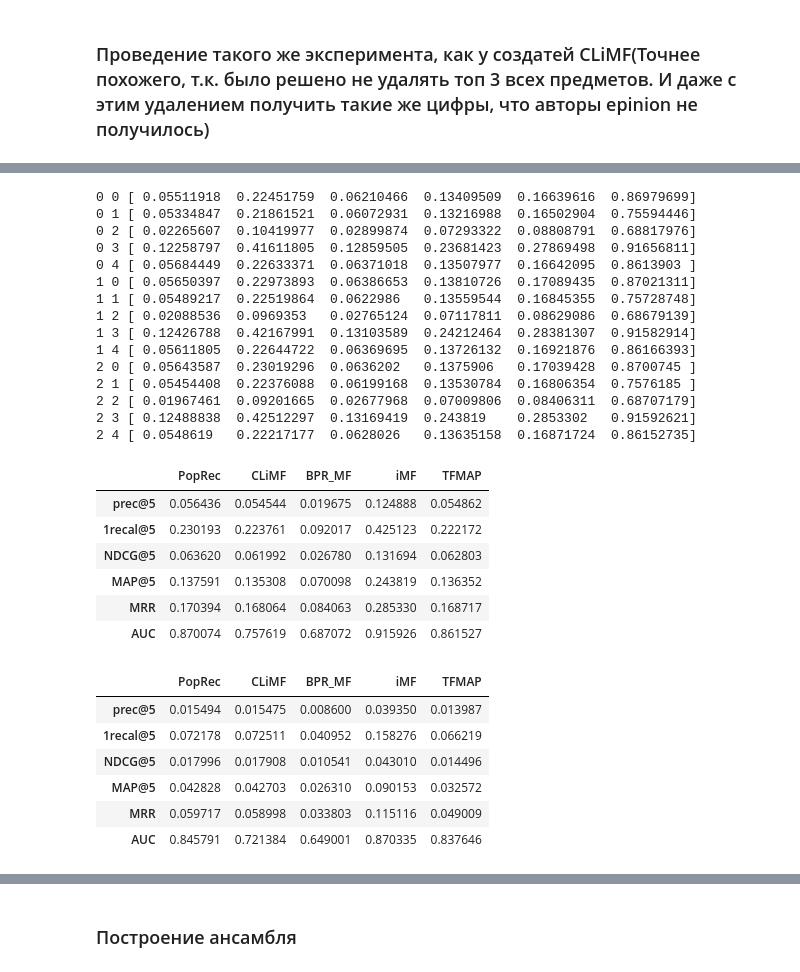
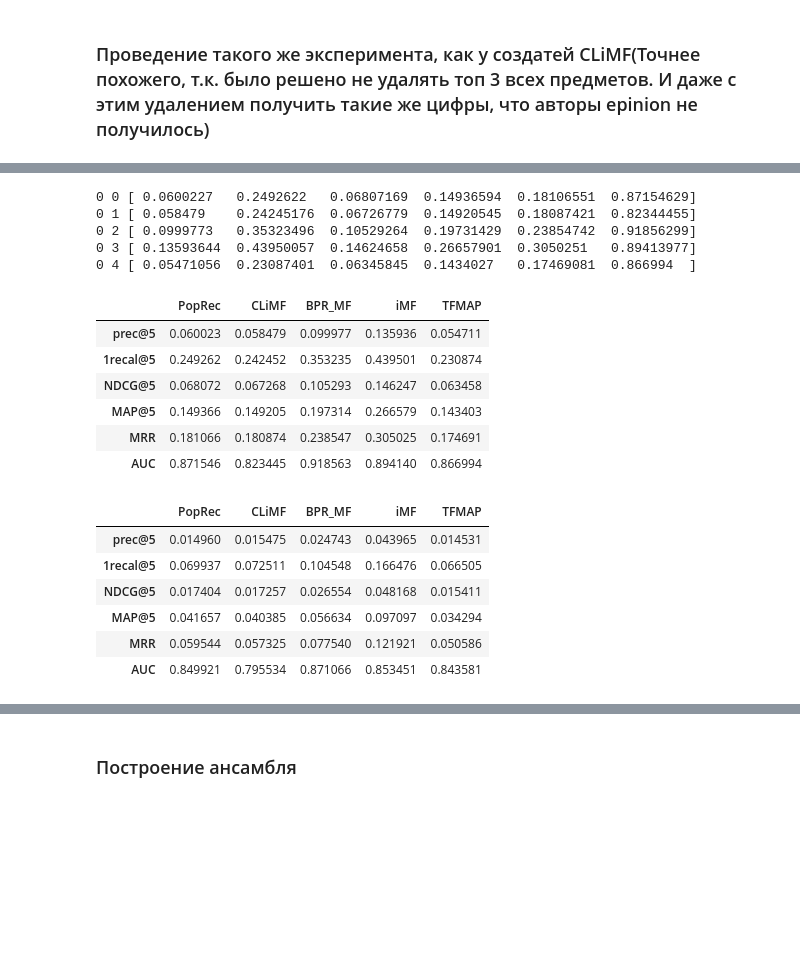
Before and after one commit to egorkudr1/diploma, a Jupyter notebook: rank_experiments_inverse.ipynb, the cells around one changed output, grey strips where cells are left out. Saved outputs shown, nothing was run; the diff lists cells and outputs as text; code cells hidden in the pictures; blank space fills up the shorter version.

```diff
--- a/rank_experiments_inverse.ipynb
+++ b/rank_experiments_inverse.ipynb
@@ -50,18 +53,25 @@ def create_list_cf(user_item):
 
 #         rank.CLiMF(user_item, K=5, reg=0.01, lrate=0.1, verbose=0, maxiter=10),
 #         rank.CLiMF(user_item, K=5, reg=0.01, lrate=0.01, verbose=0, maxiter=10),
-        rank.CLiMF(user_item, K=5, reg=0.01, lrate=0.001, verbose=0, maxiter=10),
-#         rank.CLiMF(user_item, K=15, reg=0.001, lrate=0.1, verbose=0, maxiter=10),
-        rank.BPR_MF(user_item, K = 20, lrate=0.012, regIpos=0.012,
-                                  regIneg=0.012, regU=0.012, maxiter=20, verbose=0 ),
+#         rank.CLiMF(user_item, K=5, reg=0.01, lrate=0.001, verbose=0, maxiter=10),
+
+        rank.CLiMF(user_item, K=10, reg=0.005, lrate=0.001, verbose=0, maxiter=15),
+#         rank.BPR_MF(user_item, K = 10, lrate=0.012, regIpos=0.012,
+#                                   regIneg=0.012, regU=0.012, maxiter=60, verbose=0 ),
+#         rank.BPR_MF(user_item, K = 10, lrate=0.02, regIpos=0.012,
+#                                   regIneg=0.012, regU=0.012, maxiter=60, verbose=0 ),
+        rank.BPR_MF(user_item, K = 10, lrate=0.05, regIpos=0.0025,
+                                  regIneg=0.0025, regU=0.0025, maxiter=300, verbose=0 ),
 
 #         rank.CLiMF(user_item, K=10, reg=0.001, lrate=0.1, verbose=0, maxiter=10),
 #         rank.CLiMF(user_item, K=10, reg=0.001, lrate=0.001, verbose=0, maxiter=10),
 #         rankingmethod.BPR_MF(user_item, K = 20, lrate=0.012, regIpos=0.012,
 #                                   regIneg=0.012, regU=0.012, maxiter=4, verbose=0 ),
-        rankingmethod.iMF(user_item, K=10, lmbd=0.01, alpha=40, maxiter=30, verbose=0),
-        rankingmethod.TFMAP(user_item, lrate=0.01, maxiter=10),
-#         rank.TFMAP(user_item, lrate=0.01, maxiter=20)
+#          rankingmethod.iMF(user_item, K=10, lmbd=0.01, alpha=40, maxiter=30, verbose=0),
+
+         rankingmethod.iMF(user_item, K=10, lmbd=0.015, alpha=1, maxiter=15, verbose=0),
+#         rankingmethod.TFMAP(user_item, lrate=0.01, maxiter=10),
+        rank.TFMAP(user_item, lrate=0.01, maxiter=20)
     ]
     return list_cf#[list_cf[i] for i in index]
 # %% [markdown]
@@ -126,36 +136,26 @@ climf_experiment(epinion, create_list_cf(epinion_shape), K =0.1, maxiter=3, topK
 # %%
-climf_experiment(epinion, create_list_cf(epinion_shape), K =0.2, maxiter=3, topK=5,  verbose=1)
+climf_experiment(epinion, create_list_cf(epinion_shape), K =0.2, maxiter=1, topK=5,  verbose=1)
 # %% [output]
-0 0 [ 0.05511918  0.22451759  0.06210466  0.13409509  0.16639616  0.86979699]
-0 1 [ 0.05334847  0.21861521  0.06072931  0.13216988  0.16502904  0.75594446]
-0 2 [ 0.02265607  0.10419977  0.02899874  0.07293322  0.08808791  0.68817976]
-0 3 [ 0.12258797  0.41611805  0.12859505  0.23681423  0.27869498  0.91656811]
-0 4 [ 0.05684449  0.22633371  0.06371018  0.13507977  0.16642095  0.8613903 ]
-1 0 [ 0.05650397  0.22973893  0.06386653  0.13810726  0.17089435  0.87021311]
-1 1 [ 0.05489217  0.22519864  0.0622986   0.13559544  0.16845355  0.75728748]
-1 2 [ 0.02088536  0.0969353   0.02765124  0.07117811  0.08629086  0.68679139]
-1 3 [ 0.12426788  0.42167991  0.13103589  0.24212464  0.28381307  0.91582914]
-1 4 [ 0.05611805  0.22644722  0.06369695  0.13726132  0.16921876  0.86166393]
-2 0 [ 0.05643587  0.23019296  0.0636202   0.1375906   0.17039428  0.8700745 ]
-2 1 [ 0.05454408  0.22376088  0.06199168  0.13530784  0.16806354  0.7576185 ]
-2 2 [ 0.01967461  0.09201665  0.02677968  0.07009806  0.08406311  0.68707179]
-2 3 [ 0.12488838  0.42512297  0.13169419  0.243819    0.2853302   0.91592621]
-2 4 [ 0.0548619   0.22217177  0.0628026   0.13635158  0.16871724  0.86152735]
+0 0 [ 0.0600227   0.2492622   0.06807169  0.14936594  0.18106551  0.87154629]
+0 1 [ 0.058479    0.24245176  0.06726779  0.14920545  0.18087421  0.82344455]
+0 2 [ 0.0999773   0.35323496  0.10529264  0.19731429  0.23854742  0.91856299]
+0 3 [ 0.13593644  0.43950057  0.14624658  0.26657901  0.3050251   0.89413977]
+0 4 [ 0.05471056  0.23087401  0.06345845  0.1434027   0.17469081  0.866994  ]
 |  | PopRec | CLiMF | BPR_MF | iMF | TFMAP |
-| prec@5 | 0.056436 | 0.054544 | 0.019675 | 0.124888 | 0.054862 |
-| 1recal@5 | 0.230193 | 0.223761 | 0.092017 | 0.425123 | 0.222172 |
-| NDCG@5 | 0.063620 | 0.061992 | 0.026780 | 0.131694 | 0.062803 |
-| MAP@5 | 0.137591 | 0.135308 | 0.070098 | 0.243819 | 0.136352 |
-| MRR | 0.170394 | 0.168064 | 0.084063 | 0.285330 | 0.168717 |
-| AUC | 0.870074 | 0.757619 | 0.687072 | 0.915926 | 0.861527 |
+| prec@5 | 0.060023 | 0.058479 | 0.099977 | 0.135936 | 0.054711 |
+| 1recal@5 | 0.249262 | 0.242452 | 0.353235 | 0.439501 | 0.230874 |
+| NDCG@5 | 0.068072 | 0.067268 | 0.105293 | 0.146247 | 0.063458 |
+| MAP@5 | 0.149366 | 0.149205 | 0.197314 | 0.266579 | 0.143403 |
+| MRR | 0.181066 | 0.180874 | 0.238547 | 0.305025 | 0.174691 |
+| AUC | 0.871546 | 0.823445 | 0.918563 | 0.894140 | 0.866994 |
 # %%
-climf_experiment(slashdot, create_list_cf(slashdot_shape), K=0.1, maxiter=3, topK=5,  verbose=0)
+climf_experiment(slashdot, create_list_cf(slashdot_shape), K=0.1, maxiter=1, topK=5,  verbose=0)
 # %% [output]
 |  | PopRec | CLiMF | BPR_MF | iMF | TFMAP |
-| prec@5 | 0.015494 | 0.015475 | 0.008600 | 0.039350 | 0.013987 |
-| 1recal@5 | 0.072178 | 0.072511 | 0.040952 | 0.158276 | 0.066219 |
-| NDCG@5 | 0.017996 | 0.017908 | 0.010541 | 0.043010 | 0.014496 |
-| MAP@5 | 0.042828 | 0.042703 | 0.026310 | 0.090153 | 0.032572 |
-| MRR | 0.059717 | 0.058998 | 0.033803 | 0.115116 | 0.049009 |
-| AUC | 0.845791 | 0.721384 | 0.649001 | 0.870335 | 0.837646 |
+| prec@5 | 0.014960 | 0.015475 | 0.024743 | 0.043965 | 0.014531 |
+| 1recal@5 | 0.069937 | 0.072511 | 0.104548 | 0.166476 | 0.066505 |
+| NDCG@5 | 0.017404 | 0.017257 | 0.026554 | 0.048168 | 0.015411 |
+| MAP@5 | 0.041657 | 0.040385 | 0.056634 | 0.097097 | 0.034294 |
+| MRR | 0.059544 | 0.057325 | 0.077540 | 0.121921 | 0.050586 |
+| AUC | 0.849921 | 0.795534 | 0.871066 | 0.853451 | 0.843581 |
 # %%
```
Also changed, not shown: parts of 23 cells of this notebook, 24 other files.
